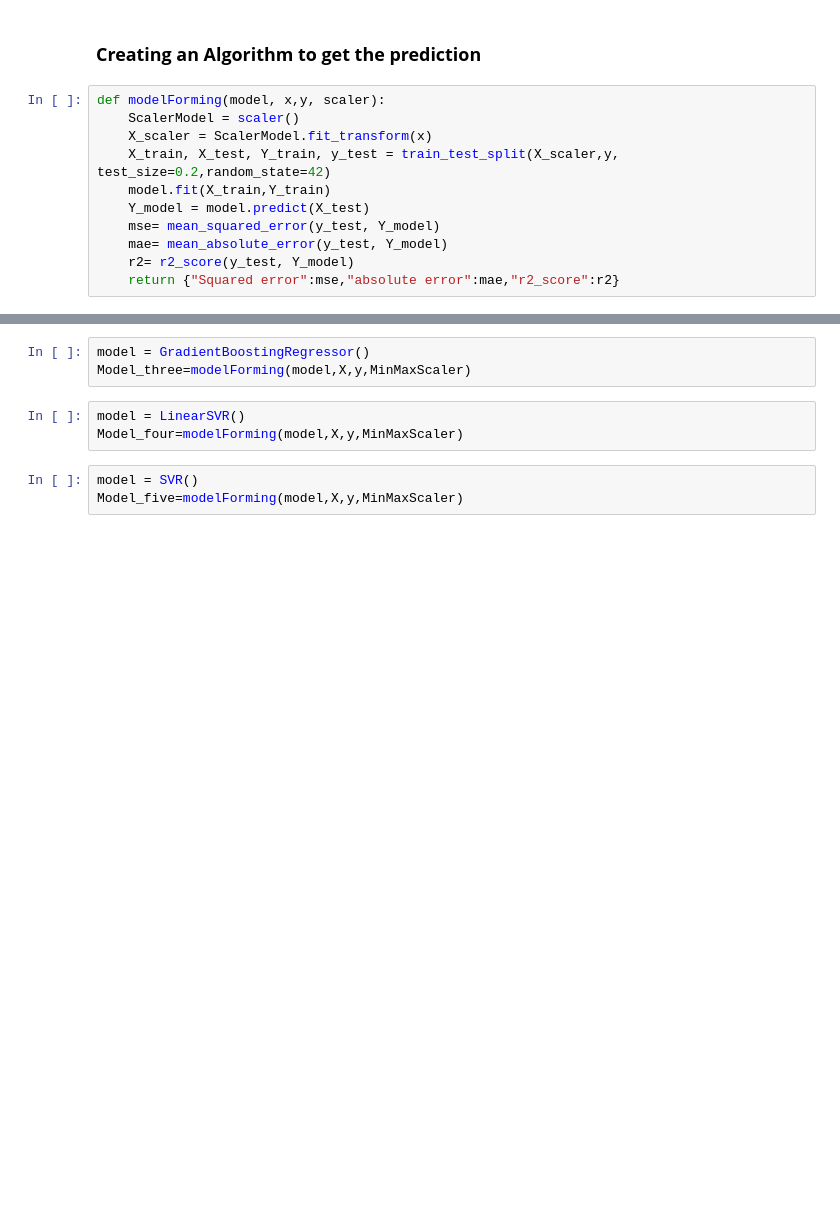
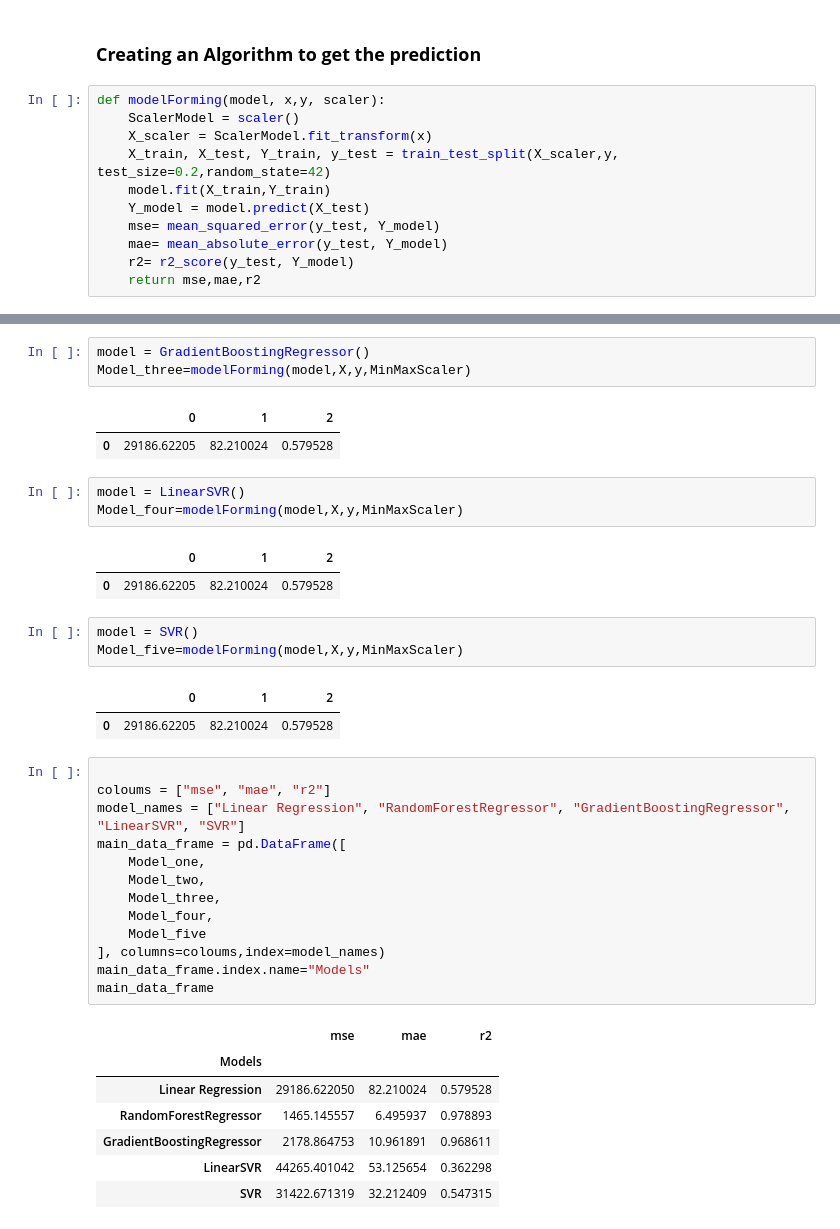
Before and after one commit to HiteshBhasin/DisasterApp, a Jupyter notebook: disasterPre.ipynb, the cells around one changed output, grey strips where cells are left out. Saved outputs shown, nothing was run; the diff lists cells and outputs as text; blank space fills up the shorter version.

```diff
--- a/disasterPre.ipynb
+++ b/disasterPre.ipynb
@@ -154,7 +154,7 @@ def modelForming(model, x,y, scaler):
     mse= mean_squared_error(y_test, Y_model)
     mae= mean_absolute_error(y_test, Y_model)
     r2= r2_score(y_test, Y_model)
-    return {"Squared error":mse,"absolute error":mae,"r2_score":r2}
+    return mse,mae,r2
 # %%
 model = LinearRegression()
 Model_one=modelForming(model, X,y, MinMaxScaler)
@@ -165,9 +171,39 @@ Model_two=modelForming(model,X,y,MinMaxScaler)
 # %%
 model = GradientBoostingRegressor()
 Model_three=modelForming(model,X,y,MinMaxScaler)
+# %% [output]
+|  | 0 | 1 | 2 |
+| 0 | 29186.62205 | 82.210024 | 0.579528 |
 # %%
 model = LinearSVR()
 Model_four=modelForming(model,X,y,MinMaxScaler)
+# %% [output]
+|  | 0 | 1 | 2 |
+| 0 | 29186.62205 | 82.210024 | 0.579528 |
 # %%
 model = SVR()
 Model_five=modelForming(model,X,y,MinMaxScaler)
+# %% [output]
+|  | 0 | 1 | 2 |
+| 0 | 29186.62205 | 82.210024 | 0.579528 |
+# %%
+
+coloums = ["mse", "mae", "r2"]
+model_names = ["Linear Regression", "RandomForestRegressor", "GradientBoostingRegressor", "LinearSVR", "SVR"]
+main_data_frame = pd.DataFrame([
+    Model_one,
+    Model_two,
+    Model_three,
+    Model_four,
+    Model_five
+], columns=coloums,index=model_names)
+main_data_frame.index.name="Models"
+main_data_frame
+# %% [output]
+|  | mse | mae | r2 |
+| Models |  |  |  |
+| Linear Regression | 29186.622050 | 82.210024 | 0.579528 |
+| RandomForestRegressor | 1465.145557 | 6.495937 | 0.978893 |
+| GradientBoostingRegressor | 2178.864753 | 10.961891 | 0.968611 |
+| LinearSVR | 44265.401042 | 53.125654 | 0.362298 |
+| SVR | 31422.671319 | 32.212409 | 0.547315 |
```
Also changed, not shown: parts of 2 cells of this notebook.
